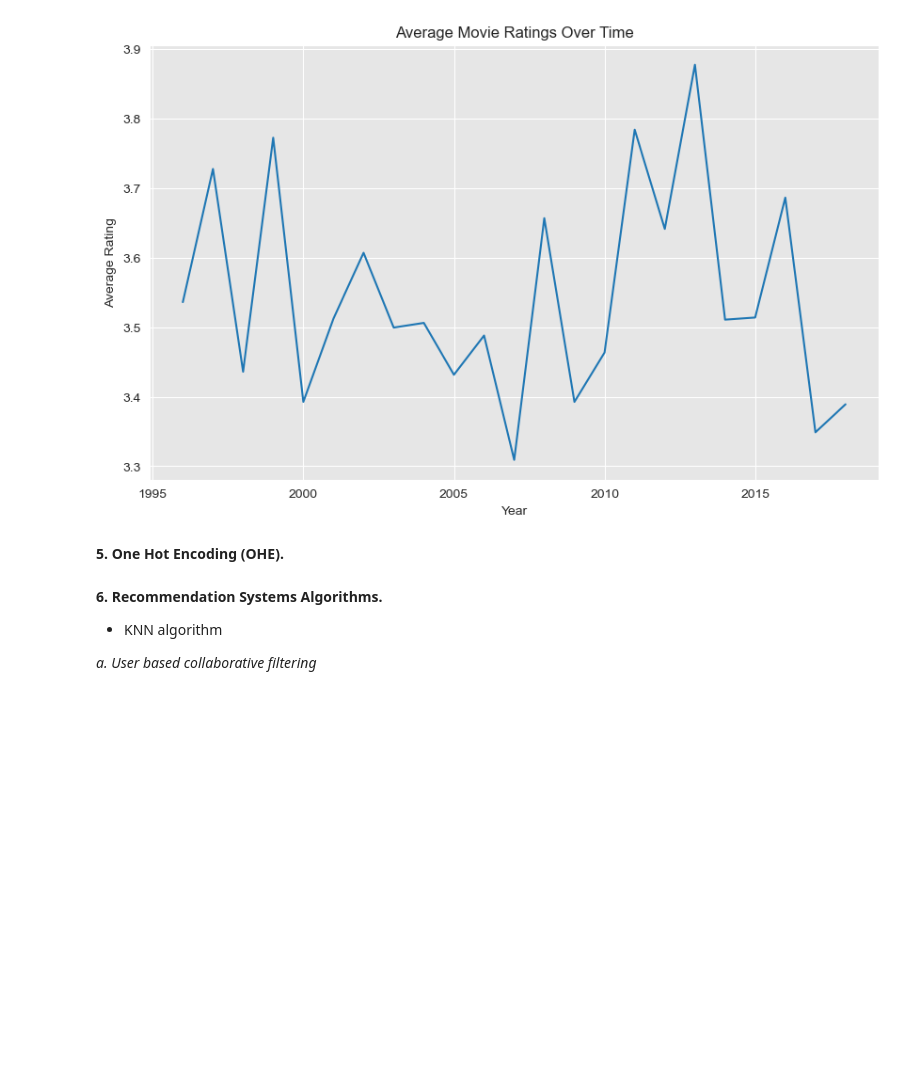
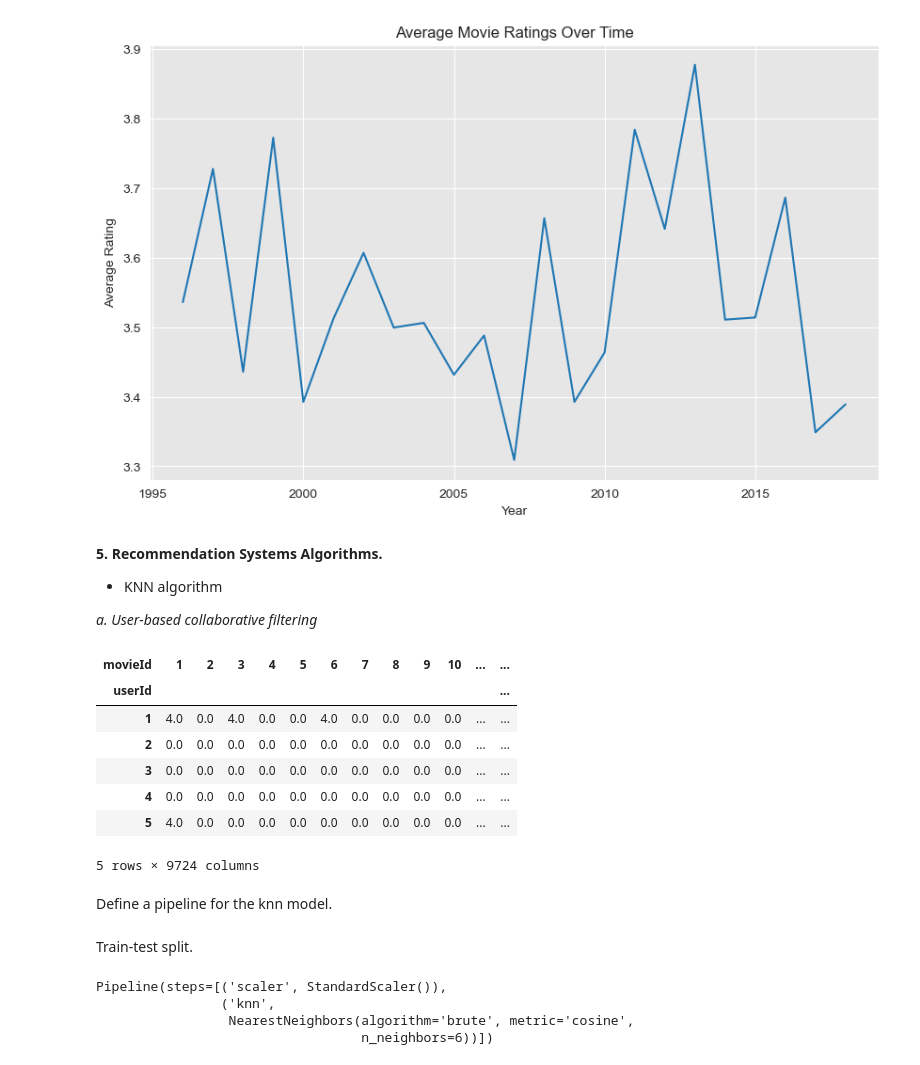
Before and after one commit to DavidGathimbaM/Movie_Recommendation_System, a Jupyter notebook: Index.ipynb, the cells around one changed output. Cells and saved outputs as stored; diff of their text form; code cells hidden in the pictures; blank space fills up the shorter version.

Commit message:
user-based cf

```diff
--- a/Index.ipynb
+++ b/Index.ipynb
@@ -290,11 +290,29 @@ plt.ylabel('Average Rating')
 plt.show()
 # %% [output]
 [figure]
-# %% [markdown]
-**5. One Hot Encoding (OHE).**
 # %% [markdown]
-**6. Recommendation Systems Algorithms.**
+**5. Recommendation Systems Algorithms.**
 
 - KNN algorithm
 
-*a. User based collaborative filtering*
+*a. User-based collaborative filtering*
+# %%
+from sklearn.neighbors import NearestNeighbors
+from sklearn.preprocessing import StandardScaler
+from sklearn.pipeline import Pipeline
+from sklearn.model_selection import train_test_split
+
+# Create the user-movie matrix
+user_movie_matrix = movie_ratings_df.pivot_table(index='userId', columns='movieId', values='rating').fillna(0)
+user_movie_matrix.head()
+# %% [output]
+| movieId | 1 | 2 | 3 | 4 | 5 | 6 | 7 | 8 | 9 | 10 | ... | ... |
+| userId |  |  |  |  |  |  |  |  |  |  |  | ... |
+| 1 | 4.0 | 0.0 | 4.0 | 0.0 | 0.0 | 4.0 | 0.0 | 0.0 | 0.0 | 0.0 | ... | ... |
+| 2 | 0.0 | 0.0 | 0.0 | 0.0 | 0.0 | 0.0 | 0.0 | 0.0 | 0.0 | 0.0 | ... | ... |
+| 3 | 0.0 | 0.0 | 0.0 | 0.0 | 0.0 | 0.0 | 0.0 | 0.0 | 0.0 | 0.0 | ... | ... |
+| 4 | 0.0 | 0.0 | 0.0 | 0.0 | 0.0 | 0.0 | 0.0 | 0.0 | 0.0 | 0.0 | ... | ... |
+| 5 | 4.0 | 0.0 | 0.0 | 0.0 | 0.0 | 0.0 | 0.0 | 0.0 | 0.0 | 0.0 | ... | ... |
+5 rows × 9724 columns
+# %% [markdown]
+Define a pipeline for the knn model.
@@ -300,0 +325,13 @@ plt.show()
+# %% [markdown]
+Train-test split.
+# %%
+trainset, testset = train_test_split(user_movie_matrix.index, test_size=0.2, random_state=42)
+
+
+
+pipeline_knn.fit(user_movie_matrix.loc[trainset])
+# %% [output]
+Pipeline(steps=[('scaler', StandardScaler()),
+                ('knn',
+                 NearestNeighbors(algorithm='brute', metric='cosine',
+                                  n_neighbors=6))])
```
Also changed, not shown: parts of 3 cells of this notebook.
